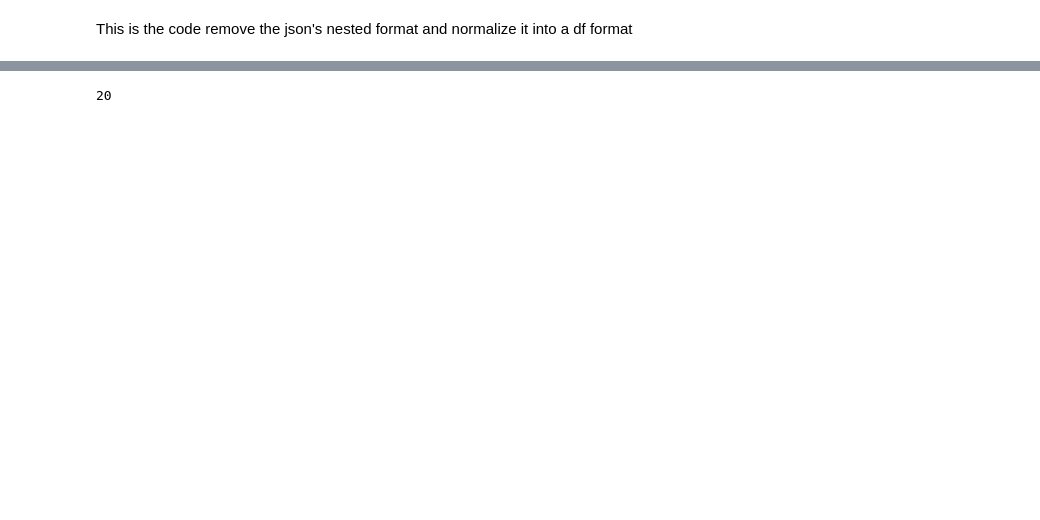
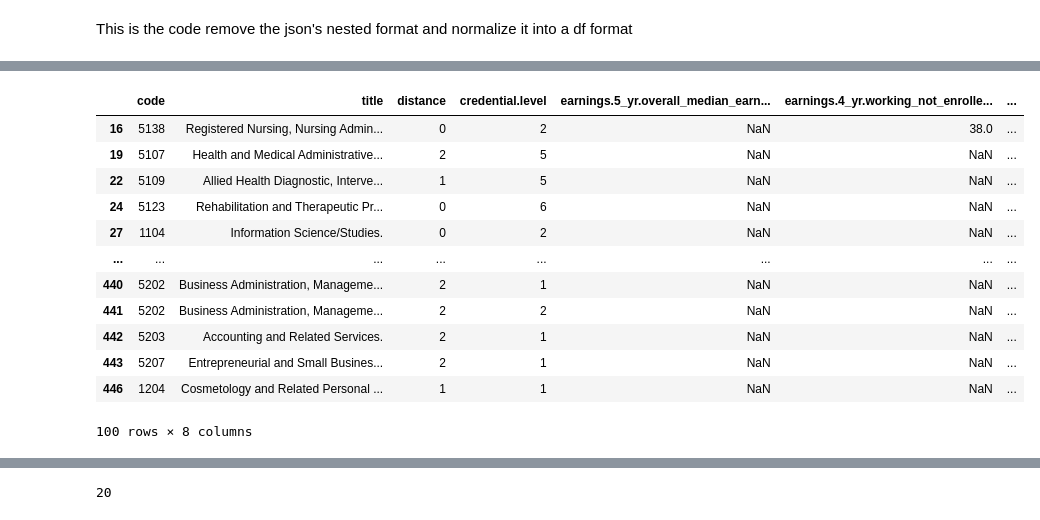
Before and after one commit to sebastianhonorat-dev/CAP_3764_2026_Spring_Team_6, a Jupyter notebook: notebooks/setup.ipynb, the cells around one changed output, grey strips where cells are left out. Drawn from its saved outputs; the diff is of its cells as text; code cells hidden in the pictures; blank space fills up the shorter version.

```diff
--- a/notebooks/setup.ipynb
+++ b/notebooks/setup.ipynb
@@ -79,0 +75,16 @@ df
+# %%
+df.loc[df["earnings.5_yr.overall_median_earnings"].isna()]
+# %% [output]
+|  | code | title | distance | credential.level | earnings.5_yr.overall_median_earn... | earnings.4_yr.working_not_enrolle... | ... |
+| 16 | 5138 | Registered Nursing, Nursing Admin... | 0 | 2 | NaN | 38.0 | ... |
+| 19 | 5107 | Health and Medical Administrative... | 2 | 5 | NaN | NaN | ... |
+| 22 | 5109 | Allied Health Diagnostic, Interve... | 1 | 5 | NaN | NaN | ... |
+| 24 | 5123 | Rehabilitation and Therapeutic Pr... | 0 | 6 | NaN | NaN | ... |
+| 27 | 1104 | Information Science/Studies. | 0 | 2 | NaN | NaN | ... |
+| ... | ... | ... | ... | ... | ... | ... | ... |
+| 440 | 5202 | Business Administration, Manageme... | 2 | 1 | NaN | NaN | ... |
+| 441 | 5202 | Business Administration, Manageme... | 2 | 2 | NaN | NaN | ... |
+| 442 | 5203 | Accounting and Related Services. | 2 | 1 | NaN | NaN | ... |
+| 443 | 5207 | Entrepreneurial and Small Busines... | 2 | 1 | NaN | NaN | ... |
+| 446 | 1204 | Cosmetology and Related Personal ... | 1 | 1 | NaN | NaN | ... |
+100 rows × 8 columns
```
Also changed, not shown: parts of 18 cells of this notebook, 1 other file.
